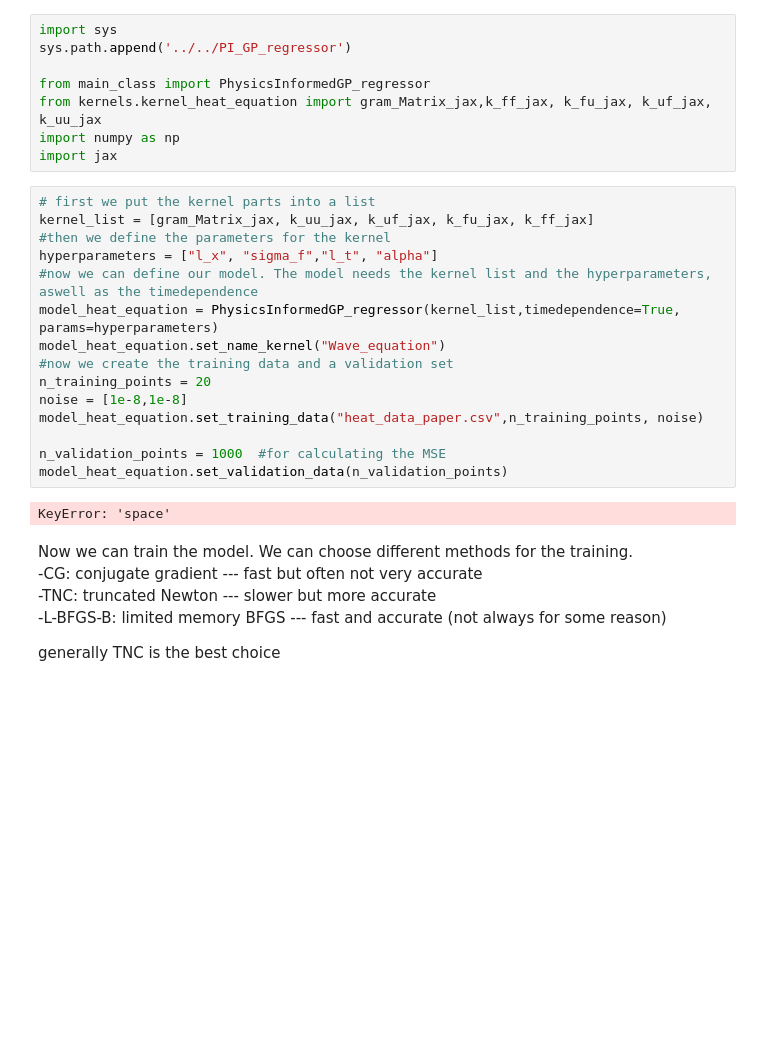
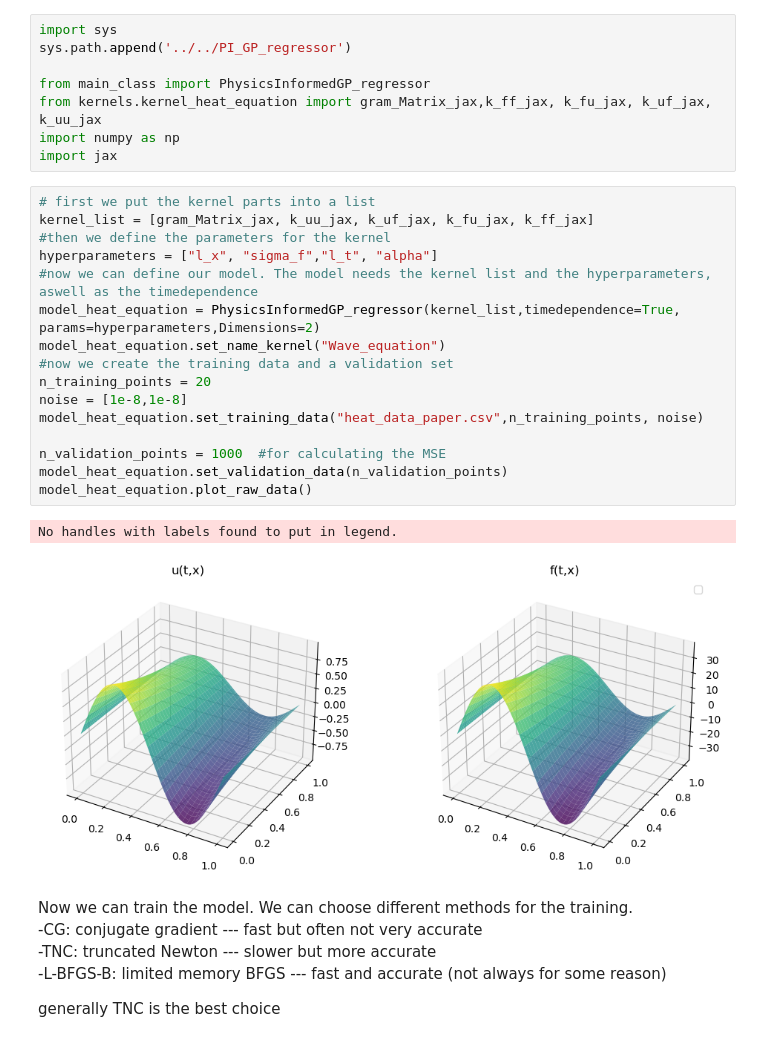
Before and after one commit to TobiLeitgeb/Code_bac, a Jupyter notebook: final_examples/heat_equation/heat_equation.ipynb, the cells around one changed output. Drawn from its saved outputs; the diff is of its cells as text; blank space fills up the shorter version.

```diff
--- a/final_examples/heat_equation/heat_equation.ipynb
+++ b/final_examples/heat_equation/heat_equation.ipynb
@@ -9,20 +9,22 @@ import jax
 # %%
 # first we put the kernel parts into a list
 kernel_list = [gram_Matrix_jax, k_uu_jax, k_uf_jax, k_fu_jax, k_ff_jax]
 #then we define the parameters for the kernel
 hyperparameters = ["l_x", "sigma_f","l_t", "alpha"]
 #now we can define our model. The model needs the kernel list and the hyperparameters, aswell as the timedependence
-model_heat_equation = PhysicsInformedGP_regressor(kernel_list,timedependence=True, params=hyperparameters)
+model_heat_equation = PhysicsInformedGP_regressor(kernel_list,timedependence=True, params=hyperparameters,Dimensions=2)
 model_heat_equation.set_name_kernel("Wave_equation")
 #now we create the training data and a validation set
 n_training_points = 20
 noise = [1e-8,1e-8]
 model_heat_equation.set_training_data("heat_data_paper.csv",n_training_points, noise)
 
 n_validation_points = 1000  #for calculating the MSE
 model_heat_equation.set_validation_data(n_validation_points)
+model_heat_equation.plot_raw_data()
 # %% [output]
-KeyError: 'space'
+No handles with labels found to put in legend.
+[figure, added]
 # %% [markdown]
 Now we can train the model. We can choose different methods for the training.
   -CG: conjugate gradient --- fast but often not very accurate
```
Also changed, not shown: parts of 5 cells of this notebook, 21 other files.
